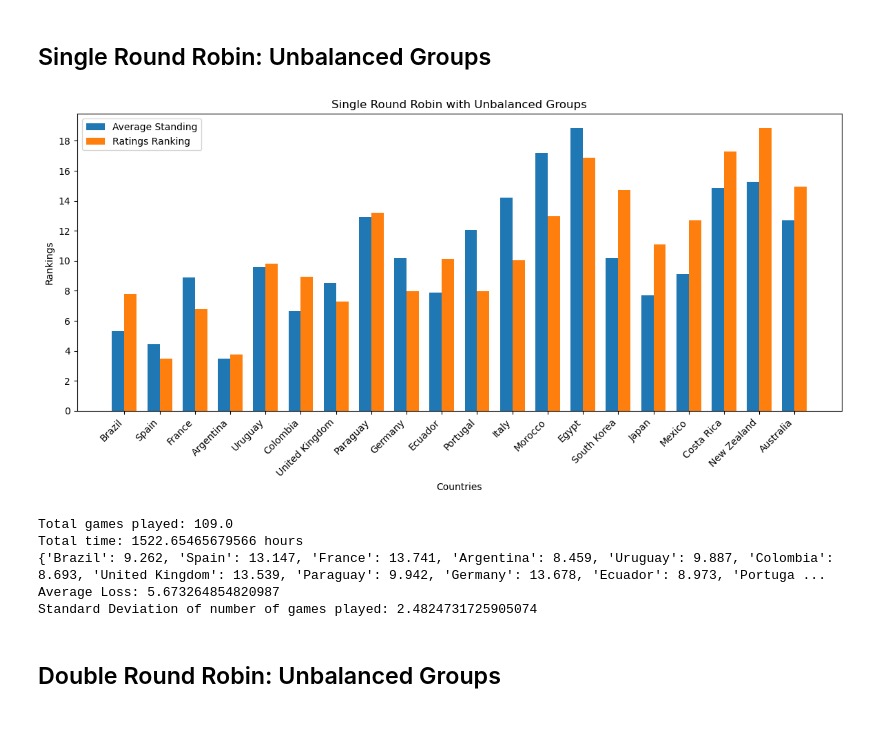
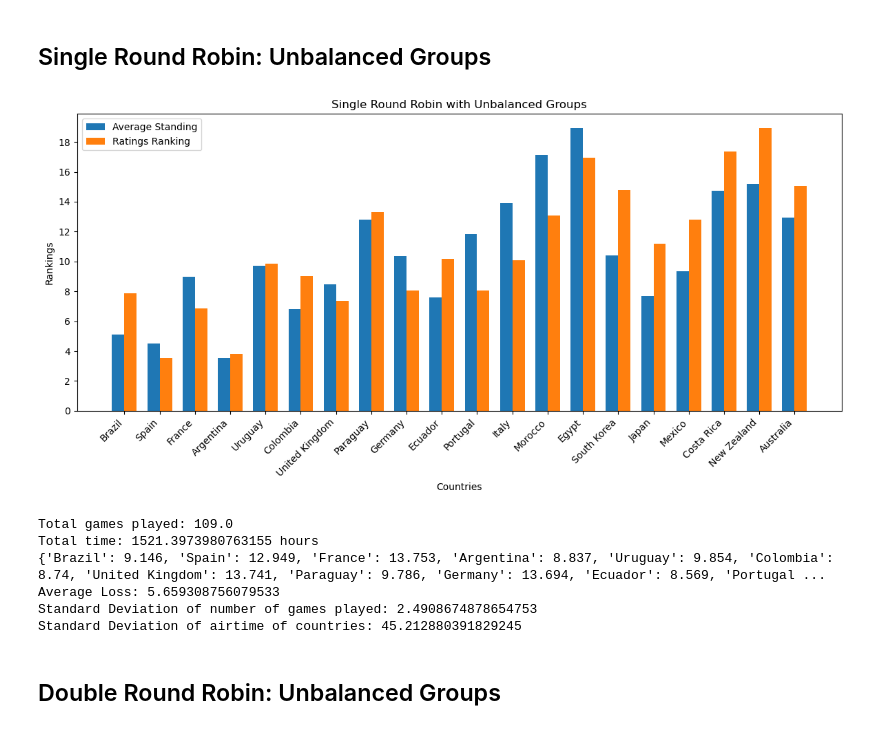
Before and after one commit to alston-yam/IMMC-2025, a Jupyter notebook: manstermodel.ipynb, the cells around one changed output. Drawn from its saved outputs; the diff is of its cells as text; code cells hidden in the pictures.

```diff
--- a/manstermodel.ipynb
+++ b/manstermodel.ipynb
@@ -108,6 +108,8 @@ locations = [
 locationdict = {country: locations[countries.index(country)] for country in countries}
 
 games_played_country = {country: 0 for country in countries}
+airtime_by_country = {country: 0 for country in countries}
+
 
 # plot all countries on a map
 m = folium.Map(location=[20, 20], zoom_start=2)
@@ -183,13 +185,16 @@ def evaluate_ranking(ranking, true_ranking):
 def simulate_match(country1, country2):
 
     global totaltime
-    totaltime += estimate_flight_time(locationdict[country1], locationdict[country2])
+    totaltime += 2*estimate_flight_time(locationdict[country1], locationdict[country2])
 
     global total_games_played
     total_games_played += 1
 
     games_played_country[country1] += 1
     games_played_country[country2] += 1
+
+    result_country = random.choice([country1, country2])
+    airtime_by_country[result_country] += 2*estimate_flight_time(locationdict[country1], locationdict[country2])
 
     percent1 = winrate(country1, country2)
 
@@ -346,8 +351,10 @@ loss_total = 0
 totaltime = 0
 total_games_played = 0
 games_played_country = {country: 0 for country in countries}
+total_std = 0
 
 for i in range(numtrials):
+    airtime_by_country = {country: 0 for country in countries}
     standings = round_robin(countries)
     sorted_countries = sorted(standings.keys(), key=lambda x: standings[x]['points'], reverse=True)
 
@@ -355,15 +362,17 @@ for i in range(numtrials):
         avgstandings[sorted_countries[j]] += (j+1)
 
     loss_total += evaluate_ranking(sorted_countries, countries_ranked)
+    total_std += statistics.stdev(airtime_by_country.values())
 
 for country, ranking in avgstandings.items():
     avgstandings[country] = ranking/numtrials
 
+airtime_std = total_std/numtrials
 
 # Plotting + Showing relevant data
 plotgraph(avgstandings, 'Full Single Round Robin')
 print(f"Total games played: {total_games_played/numtrials}")
-print(f"Total time: {2 * (totaltime/numtrials)} hours")
+print(f"Total time: {(totaltime/numtrials)} hours")
 
 for country, num in games_played_country.items():
     games_played_country[country] = num/numtrials
@@ -372,7 +381,8 @@ print(f"Average Loss: {loss_total/numtrials}")
 
 std_dev = statistics.stdev(games_played_country.values())
 print(f"Standard Deviation of number of games played: {std_dev}")
-fits['fullsinglerobin'] = {'games': total_games_played/numtrials, 'time': totaltime/numtrials, 'deviation': std_dev, 'loss': loss_total/numtrials}
+print(f"Standard Deviation of airtime of countries: {airtime_std}")
+fits['fullsinglerobin'] = {'games': total_games_played/numtrials, 'time': totaltime/numtrials, 'deviation': std_dev, 'loss': loss_total/numtrials, 'airtimedev': airtime_std/(totaltime/numtrials)}
 # %% [output]
 [figure]
 Total games played: 190.0
@@ -389,8 +400,10 @@ loss_total = 0
 totaltime = 0
 total_games_played = 0
 games_played_country = {country: 0 for country in countries}
+total_std = 0
 
 for i in range(numtrials):
+    airtime_by_country = {country: 0 for country in countries}
     standings = round_robin(countries)
     standings2 = round_robin(countries)
 
@@ -408,14 +421,18 @@ for i in range(numtrials):
     for j in range(len(sorted_countries)):
         avgstandings[sorted_countries[j]] += (j+1)
 
+    total_std += statistics.stdev(airtime_by_country.values())
+
 
 for country, ranking in avgstandings.items():
     avgstandings[country] = ranking/numtrials
 
+airtime_std = total_std/numtrials
+
 # Plotting + Showing relevant data
 plotgraph(avgstandings, 'Full Double Round Robin')
 print(f"Total games played: {total_games_played/numtrials}")
-print(f"Total time: {2 * (totaltime/numtrials)} hours")
+print(f"Total time: {(totaltime/numtrials)} hours")
 
 for country, num in games_played_country.items():
     games_played_country[country] = num/numtrials
@@ -424,7 +441,8 @@ print(f"Average Loss: {loss_total/numtrials}")
 
 std_dev = statistics.stdev(games_played_country.values())
 print(f"Standard Deviation of number of games played: {std_dev}")
-fits['fulldoublerobin'] = {'games': total_games_played/numtrials, 'time': totaltime/numtrials, 'deviation': std_dev, 'loss': loss_total/numtrials}
+print(f"Standard Deviation of airtime of countries: {airtime_std}")
+fits['fulldoublerobin'] = {'games': total_games_played/numtrials, 'time': totaltime/numtrials, 'deviation': std_dev, 'loss': loss_total/numtrials, 'airtimedev': airtime_std/(totaltime/numtrials)}
 # %% [output]
 [figure]
 Total games played: 380.0
@@ -441,8 +460,10 @@ loss_total = 0
 totaltime = 0
 total_games_played = 0
 games_played_country = {country: 0 for country in countries}
+total_std = 0
 
 for _ in range(numtrials):
+    airtime_by_country = {country: 0 for country in countries}
     pool_results = {}
     direct_to_quarters = []
     qualifier_candidates = []
@@ -489,41 +510,47 @@ for _ in range(numtrials):
     sorted_knockout = sorted(knockout_results.items(), key=lambda x: x[1])
     for country, position in sorted_knockout:
         standings[country] = position
 
     rank = 9
     for country in ninthtwelve:
         standings[country] = rank
         rank += 1
 
     sorted_countries = sorted(standings.keys(), key=lambda x: standings[x])
 
     loss_total += evaluate_ranking(sorted_countries, countries_ranked)
 
     for country, position in standings.items():
         avgstandings[country] += position
 
+    total_std += statistics.stdev(airtime_by_country.values())
+
 for country, position in avgstandings.items():
     avgstandings[country] = position/numtrials
+
+airtime_std = total_std/numtrials
 
 # Plotting + Showing relevant data
 plotgraph(avgstandings, 'Single Round Robin with Unbalanced Groups')
 print(f"Total games played: {total_games_played/numtrials}")
-print(f"Total time: {2 * (totaltime/numtrials)} hours")
+print(f"Total time: {(totaltime/numtrials)} hours")
 
 for country, num in games_played_country.items():
     games_played_country[country] = num/numtrials
 print(games_played_country)
 print(f"Average Loss: {loss_total/numtrials}")
 std_dev = statistics.stdev(games_played_country.values())
 print(f"Standard Deviation of number of games played: {std_dev}")
-fits['singlerobinunbalanced'] = {'games': total_games_played/numtrials, 'time': totaltime/numtrials, 'deviation': std_dev, 'loss': loss_total/numtrials}
+print(f"Standard Deviation of airtime of countries: {airtime_std}")
+fits['singlerobinunbalanced'] = {'games': total_games_played/numtrials, 'time': totaltime/numtrials, 'deviation': std_dev, 'loss': loss_total/numtrials, 'airtimedev': airtime_std/(totaltime/numtrials)}
 # %% [output]
-[figure, old version]
+[figure, new version]
 Total games played: 109.0
-Total time: 1522.65465679566 hours
-{'Brazil': 9.262, 'Spain': 13.147, 'France': 13.741, 'Argentina': 8.459, 'Uruguay': 9.887, 'Colombia': 8.693, 'United Kingdom': 13.539, 'Paraguay': 9.942, 'Germany': 13.678, 'Ecuador': 8.973, 'Portuga ...
-Average Loss: 5.673264854820987
-Standard Deviation of number of games played: 2.4824731725905074
+Total time: 1521.3973980763155 hours
+{'Brazil': 9.146, 'Spain': 12.949, 'France': 13.753, 'Argentina': 8.837, 'Uruguay': 9.854, 'Colombia': 8.74, 'United Kingdom': 13.741, 'Paraguay': 9.786, 'Germany': 13.694, 'Ecuador': 8.569, 'Portugal ...
+Average Loss: 5.659308756079533
+Standard Deviation of number of games played: 2.4908674878654753
+Standard Deviation of airtime of countries: 45.212880391829245
 # %% [markdown]
 ## Double Round Robin: Unbalanced Groups
 # %%
```
Also changed, not shown: parts of 7 cells of this notebook, 2 other files.
